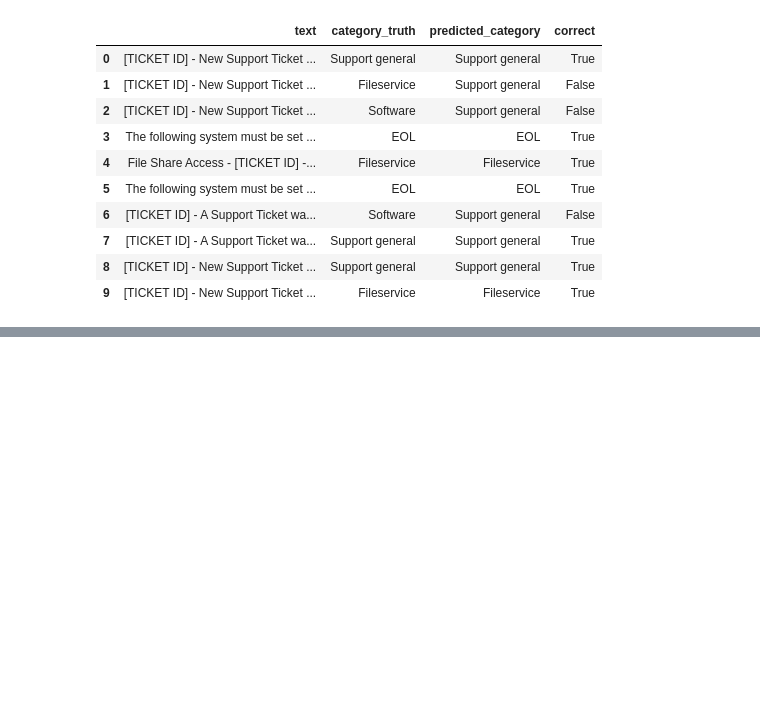
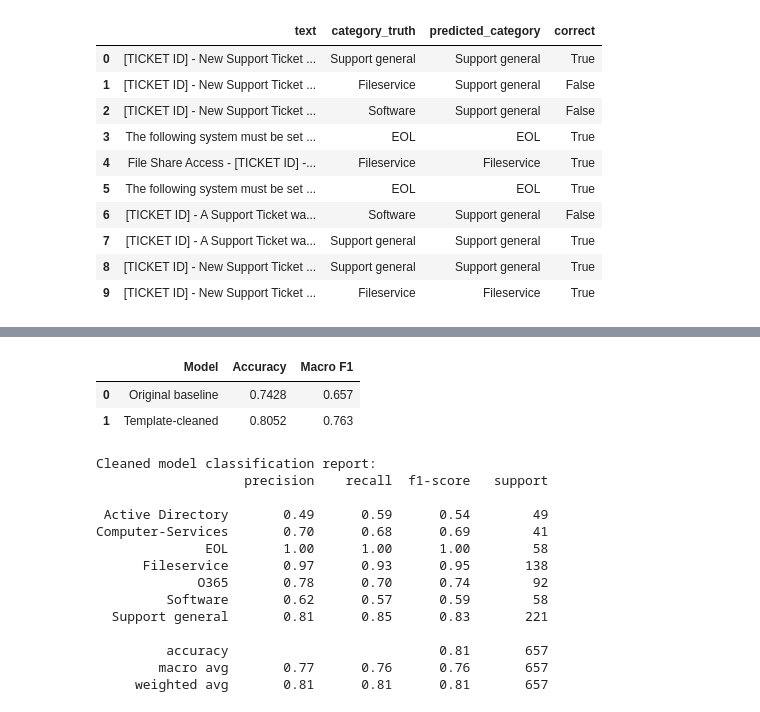
Before and after one commit to midhunnair753/IT-Incident-Triage-and-Resolution-Intelligence, a Jupyter notebook: 02_data_preparation.ipynb, the cells around one changed output, grey strips where cells are left out. Cells and saved outputs as stored; diff of their text form; code cells hidden in the pictures; blank space fills up the shorter version.

```diff
--- a/02_data_preparation.ipynb
+++ b/02_data_preparation.ipynb
@@ -277,0 +344,46 @@ Incorrect predictions: 169
+# %%
+from sklearn.metrics import accuracy_score, f1_score
+
+comparison = pd.DataFrame([
+    {
+        "Model": "Original baseline",
+        "Accuracy": accuracy_score(y_test, y_pred),
+        "Macro F1": f1_score(
+            y_test, y_pred, average="macro"
+        )
+    },
+    {
+        "Model": "Template-cleaned",
+        "Accuracy": accuracy_score(y_test, cleaned_pred),
+        "Macro F1": f1_score(
+            y_test, cleaned_pred, average="macro"
+        )
+    }
+])
+
+display(comparison.round(4))
+
+print("\nCleaned model classification report:")
+print(classification_report(
+    y_test,
+    cleaned_pred,
+    zero_division=0
+))
+# %% [output]
+|  | Model | Accuracy | Macro F1 |
+| 0 | Original baseline | 0.7428 | 0.657 |
+| 1 | Template-cleaned | 0.8052 | 0.763 |
+Cleaned model classification report:
+                   precision    recall  f1-score   support
+
+ Active Directory       0.49      0.59      0.54        49
+Computer-Services       0.70      0.68      0.69        41
+              EOL       1.00      1.00      1.00        58
+      Fileservice       0.97      0.93      0.95       138
+             O365       0.78      0.70      0.74        92
+         Software       0.62      0.57      0.59        58
+  Support general       0.81      0.85      0.83       221
+
+         accuracy                           0.81       657
+        macro avg       0.77      0.76      0.76       657
+     weighted avg       0.81      0.81      0.81       657
```
Also changed, not shown: parts of 20 cells of this notebook.
